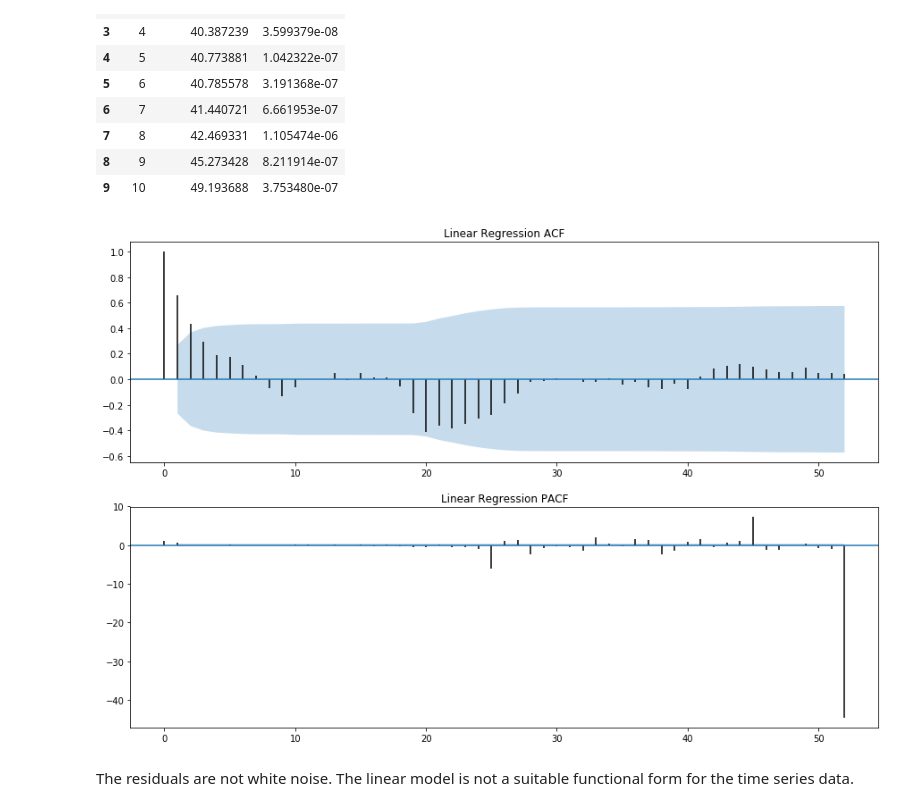
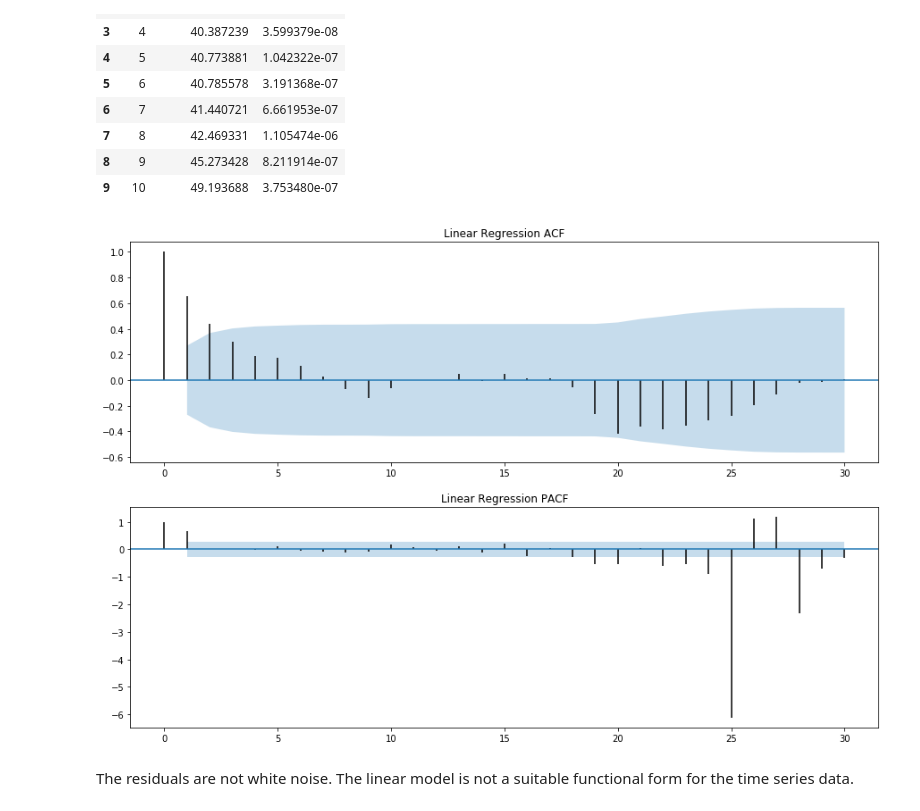
Before and after one commit to tkokkeng/KE5108-TVChannelRatings, a Jupyter notebook: linReg.ipynb, the cells around one changed output. Cells and saved outputs as stored; diff of their text form; code cells hidden in the pictures.

Commit message:
fix output
ploynomial acf pacf

```diff
--- a/linReg.ipynb
+++ b/linReg.ipynb
@@ -285,12 +308,12 @@ lb_df
 # %%
 plt.figure(figsize=(15, 10))
 ax = plt.subplot(211)
-acf = plot_acf(residuals, ax, title='Linear Regression ACF', marker=None)
+acf = plot_acf(residuals, ax, lags=30, title='Linear Regression ACF', marker=None)
 ax = plt.subplot(212)
-pacf = plot_pacf(residuals, ax, title='Linear Regression PACF', marker=None)
+pacf = plot_pacf(residuals, ax, lags=30, title='Linear Regression PACF', marker=None)
 plt.show()
 # %% [output]
-[figure, old version]
+[figure, new version]
 # %% [markdown]
 The residuals are not white noise. The linear model is not a suitable functional form for the time series data.
 # %% [markdown]
```
Also changed, not shown: parts of 9 cells of this notebook.
